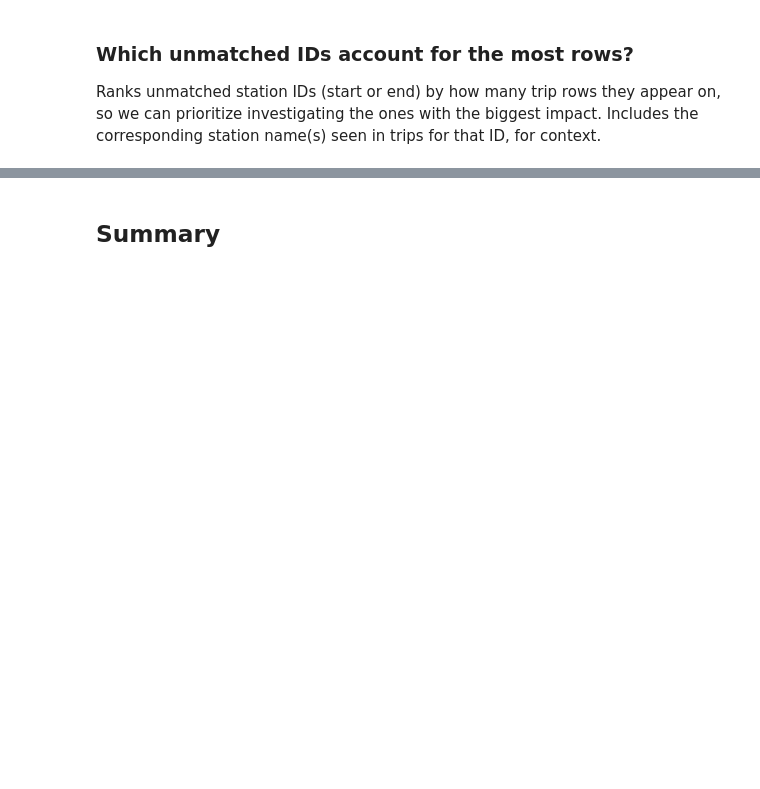
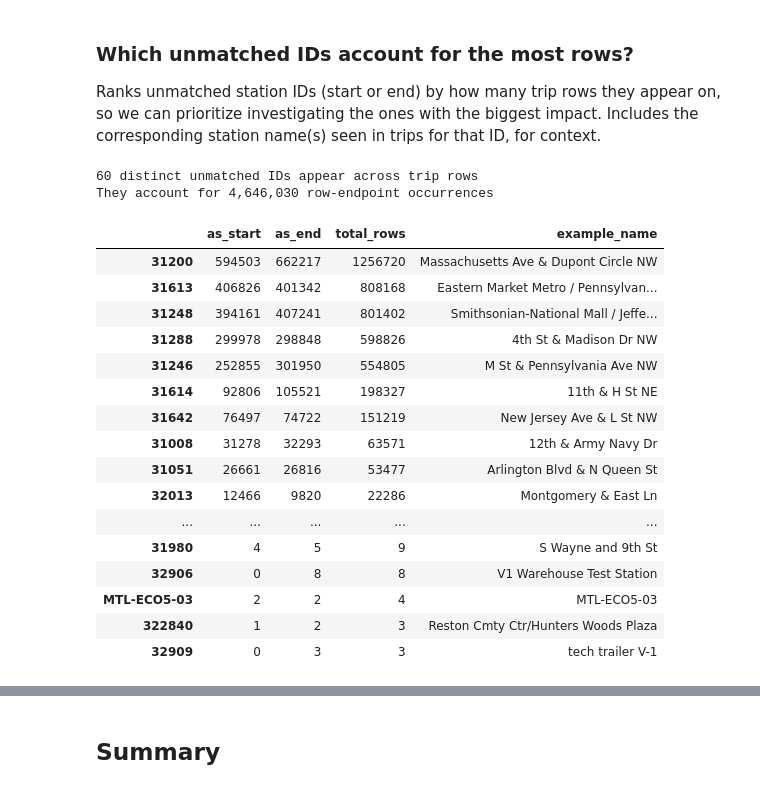
Before and after one commit to mcharhbili/Capital-Bikeshare-Data-Preprocessing, a Jupyter notebook: notebooks/02_station_id_mapping_check.ipynb, the cells around one changed output, grey strips where cells are left out. Drawn from its saved outputs; the diff is of its cells as text; code cells hidden in the pictures; blank space fills up the shorter version.

```diff
--- a/notebooks/02_station_id_mapping_check.ipynb
+++ b/notebooks/02_station_id_mapping_check.ipynb
@@ -200,29 +287,49 @@ Ranks unmatched station IDs (start or end) by how many trip rows they appear on,
 # %%
 start_id_counts = (
     trips.loc[~start_id_matched, "start_station_id"]
     .value_counts()
     .rename("as_start")
 )
 end_id_counts = (
     trips.loc[~end_id_matched, "end_station_id"]
     .value_counts()
     .rename("as_end")
 )
 
 unmatched_id_impact = (
     pd.concat([start_id_counts, end_id_counts], axis=1)
     .fillna(0)
     .astype(int)
 )
 unmatched_id_impact["total_rows"] = unmatched_id_impact["as_start"] + unmatched_id_impact["as_end"]
 
 # Attach an example station name seen in trips for each unmatched id, for readability.
 name_by_start_id = trips.loc[~start_id_matched].groupby("start_station_id")["start_station_name"].first()
 name_by_end_id = trips.loc[~end_id_matched].groupby("end_station_id")["end_station_name"].first()
 unmatched_id_impact["example_name"] = name_by_start_id.combine_first(name_by_end_id)
 
 unmatched_id_impact = unmatched_id_impact.sort_values("total_rows", ascending=False)
 
 print(f"{len(unmatched_id_impact):,} distinct unmatched IDs appear across trip rows")
 print(f"They account for {unmatched_id_impact['total_rows'].sum():,} row-endpoint occurrences")
-unmatched_id_impact.head(20)
+unmatched_id_impact.head(60)
+# %% [output]
+60 distinct unmatched IDs appear across trip rows
+They account for 4,646,030 row-endpoint occurrences
+|  | as_start | as_end | total_rows | example_name |
+| 31200 | 594503 | 662217 | 1256720 | Massachusetts Ave & Dupont Circle NW |
+| 31613 | 406826 | 401342 | 808168 | Eastern Market Metro / Pennsylvan... |
+| 31248 | 394161 | 407241 | 801402 | Smithsonian-National Mall / Jeffe... |
+| 31288 | 299978 | 298848 | 598826 | 4th St & Madison Dr NW |
+| 31246 | 252855 | 301950 | 554805 | M St & Pennsylvania Ave NW |
+| 31614 | 92806 | 105521 | 198327 | 11th & H St NE |
+| 31642 | 76497 | 74722 | 151219 | New Jersey Ave & L St NW |
+| 31008 | 31278 | 32293 | 63571 | 12th & Army Navy Dr |
+| 31051 | 26661 | 26816 | 53477 | Arlington Blvd & N Queen St |
+| 32013 | 12466 | 9820 | 22286 | Montgomery & East Ln |
+| ... | ... | ... | ... | ... |
+| 31980 | 4 | 5 | 9 | S Wayne and 9th St |
+| 32906 | 0 | 8 | 8 | V1 Warehouse Test Station |
+| MTL-ECO5-03 | 2 | 2 | 4 | MTL-ECO5-03 |
+| 322840 | 1 | 2 | 3 | Reston Cmty Ctr/Hunters Woods Plaza |
+| 32909 | 0 | 3 | 3 | tech trailer V-1 |
```
Also changed, not shown: parts of 13 cells of this notebook, 4 other files.
